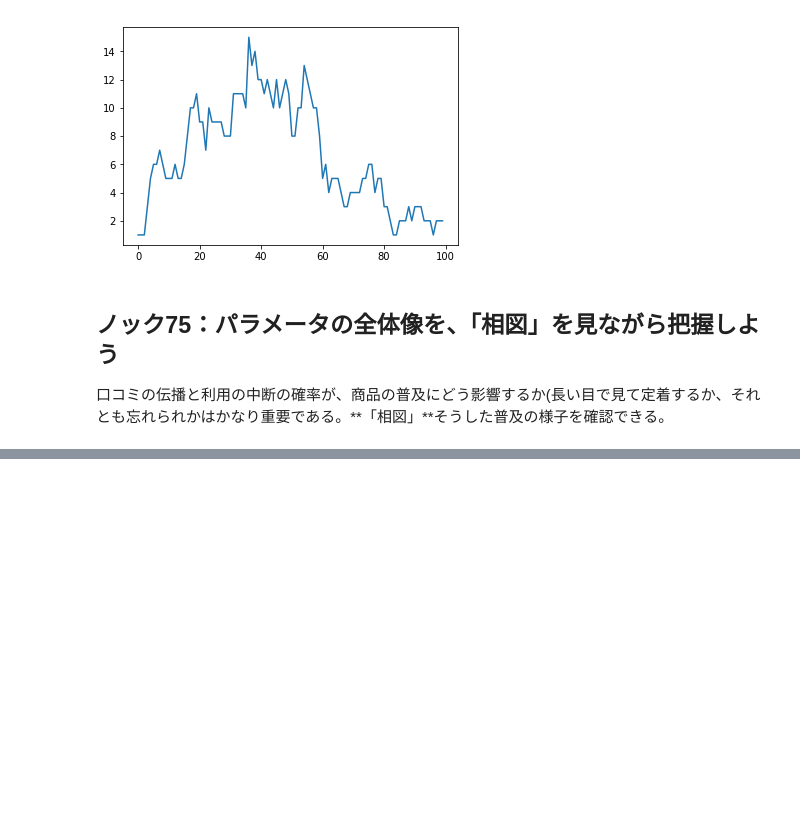
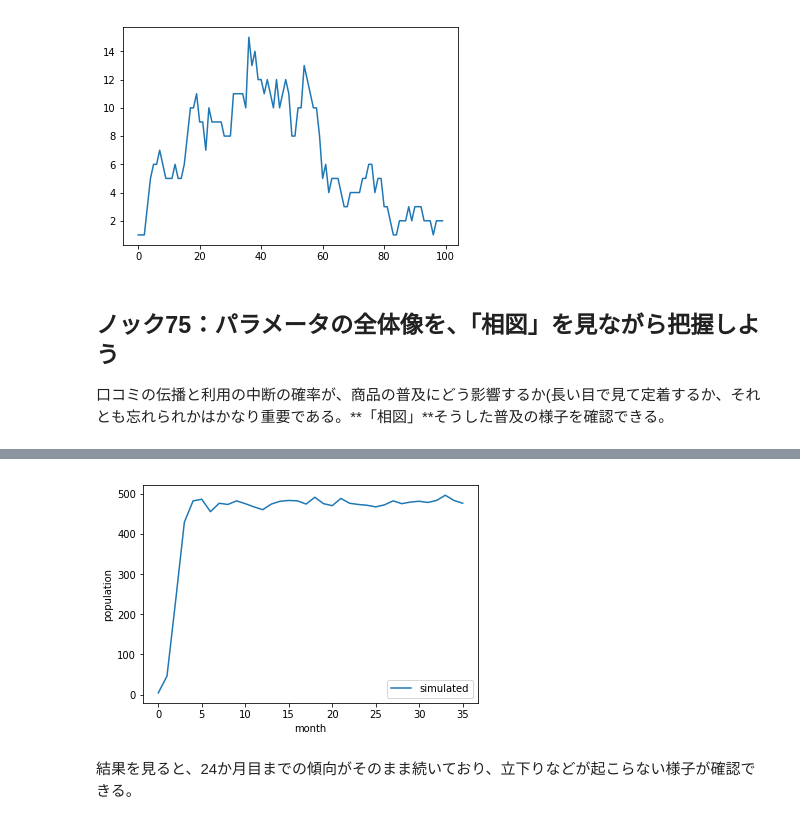
Before and after one commit to Akiyoshi999/Python_Practical-data-analysis_100-knocks, a Jupyter notebook: 8章/数値シュミレーションで消費者行動を予測する10本ノック.ipynb, the cells around one changed output, grey strips where cells are left out. Cells and saved outputs as stored; diff of their text form; code cells hidden in the pictures; blank space fills up the shorter version.

```diff
--- a/8章/数値シュミレーションで消費者行動を予測する10本ノック.ipynb
+++ b/8章/数値シュミレーションで消費者行動を予測する10本ノック.ipynb
@@ -221,0 +340,25 @@ plt.show()
+# %%
+persent_percolation = estimated_percent_percolation
+percent_disapparence = estimated_percent_disapparence
+T_NUM = 36
+NUM = len(df_mem_links.index)
+list_active = np.zeros(NUM)
+list_active[0] = 1
+list_timeSeries = []
+for t in range(T_NUM):
+    list_active = simulate_population(NUM,list_active,persent_percolation,percent_disapparence,df_mem_links)
+    list_timeSeries.append(list_active.copy())
+# %%
+list_timeSeries_num = []
+for i in range(len(list_timeSeries)):
+    list_timeSeries_num.append(sum(list_timeSeries[i]))
+# %%
+plt.plot(list_timeSeries_num,label='simulated')
+plt.xlabel('month')
+plt.ylabel('population')
+plt.legend(loc='best')
+plt.show()
+# %% [output]
+[figure, added]
+# %% [markdown]
+結果を見ると、24か月目までの傾向がそのまま続いており、立下りなどが起こらない様子が確認できる。
```
Also changed, not shown: parts of 18 cells of this notebook.
